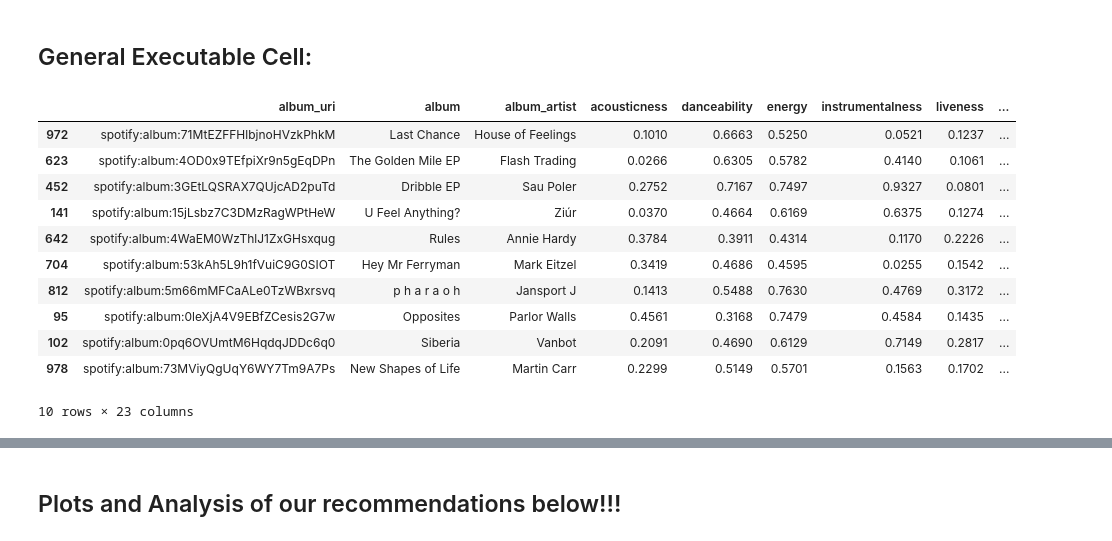
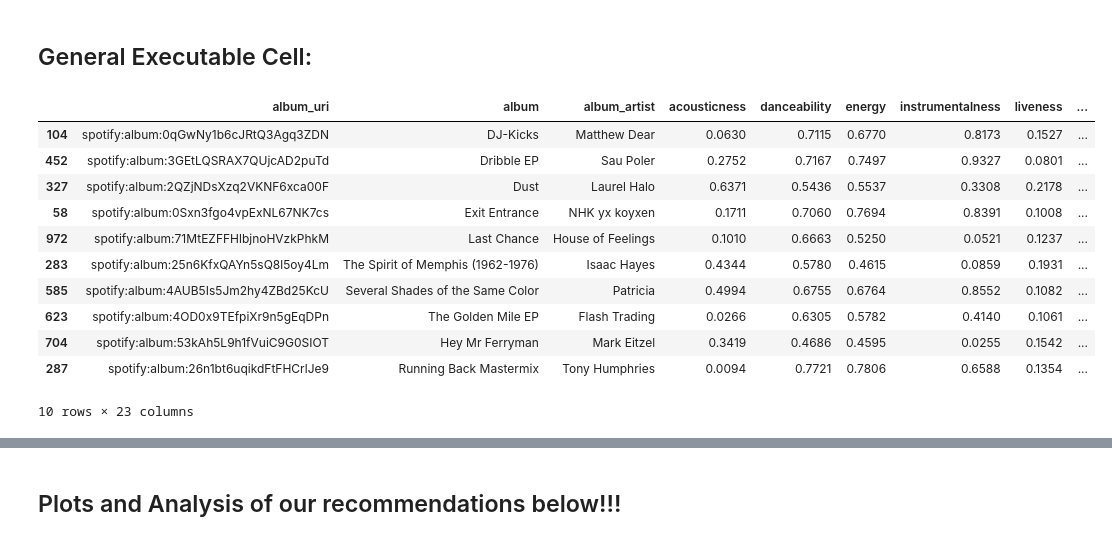
Before and after one commit to Anand-Patel-95/Pitchfork-Music-Recommender-Spotify, a Jupyter notebook: album_recommendations/User_Recommendations_P4K.ipynb, the cells around one changed output, grey strips where cells are left out. Saved outputs shown, nothing was run; the diff lists cells and outputs as text; code cells hidden in the pictures.

Commit message:
added better functions for getting better album recommendations based on all audio features

```diff
--- a/album_recommendations/User_Recommendations_P4K.ipynb
+++ b/album_recommendations/User_Recommendations_P4K.ipynb
@@ -171,7 +183,7 @@ user_high_energy_thres = user_df['energy'].quantile(0.75)
 # %%
 def get_library_vector(user_df, audio_feature: str, threshold: float, is_above: bool, is_weighted: bool):
     """
-    Returns the library vector and weights for the audio features
+    Returns the library vector and weights for the audio features other than the specified one.
     """
     # get the filtered df for the user
     if is_above:
@@ -201,6 +213,36 @@ def get_library_vector(user_df, audio_feature: str, threshold: float, is_above:
         else:
             library_user_dict[audio_feat]['weight'] = 1
     return library_user_dict
+
+
+def get_library_vector_noFilter(user_df, is_weighted: bool):
+    """
+    Returns the library vector and weights for all the audio features, no filtering
+    """
+    unfiltered_user_df = user_df.copy()
+
+    # generate the vector for all the audio_features
+    mean_srs = unfiltered_user_df.mean()
+    mean_srs = mean_srs.drop(labels=['duration_ms', 'is_explicit', 'key', 'mode'])
+    std_srs = unfiltered_user_df.std()
+    std_srs = std_srs.drop(labels=['duration_ms', 'is_explicit', 'key', 'mode'])
+
+    # generate weight series
+    temp = std_srs/mean_srs
+    temp2 = np.abs(np.power(temp, -1))
+    weights_srs = (temp2/temp2.sum())*100
+
+    library_user_dict = {}
+
+    for audio_feat in mean_srs.index:
+        library_user_dict[audio_feat] = {}
+        library_user_dict[audio_feat]['average_value'] = mean_srs[audio_feat]
+
+        if is_weighted:
+            library_user_dict[audio_feat]['weight'] = weights_srs[audio_feat]
+        else:
+            library_user_dict[audio_feat]['weight'] = 1
+    return library_user_dict
 # %% [markdown]
 High Valence Pitchfork Album Recommendations:
 # %%
@@ -302,30 +344,30 @@ user_recs_p4k_low_energy.head(10)
 # %%
 # can stratify on any audio feature. We're focusing on Valence, Energy for paper. But see below for popularity.
 audio_feat_sort = 'popularity'
-audio_feat_threshold = user_df[audio_feat_sort].quantile(0.20) # get bottom 20% popularity
+audio_feat_threshold = user_df[audio_feat_sort].quantile(0.25) # get bottom 20% popularity
 is_above = False # we're looking below the threshold, not above
 
 # we want our library vector to be weighted by the standard deviation. It will treat smaller std deviations as more important audio features when searching
 is_weighted = True
 
 # get our library vector
 user_library_vector_dict = get_library_vector(user_df, audio_feat_sort, audio_feat_threshold, is_above, is_weighted)
 
 # get our recommendations
 user_recs_p4k = P4K_Recommended(audio_feat_sort, audio_feat_threshold, is_above, user_library_vector_dict, sp_p4k_2017_df)
 user_recs_p4k.head(10)
 
 # we will get my low popularity recommendations
 # %% [output]
 |  | album_uri | album | album_artist | acousticness | danceability | energy | instrumentalness | liveness | ... |
+| 104 | spotify:album:0qGwNy1b6cJRtQ3Agq3ZDN | DJ-Kicks | Matthew Dear | 0.0630 | 0.7115 | 0.6770 | 0.8173 | 0.1527 | ... |
+| 452 | spotify:album:3GEtLQSRAX7QUjcAD2puTd | Dribble EP | Sau Poler | 0.2752 | 0.7167 | 0.7497 | 0.9327 | 0.0801 | ... |
+| 327 | spotify:album:2QZjNDsXzq2VKNF6xca00F | Dust | Laurel Halo | 0.6371 | 0.5436 | 0.5537 | 0.3308 | 0.2178 | ... |
+| 58 | spotify:album:0Sxn3fgo4vpExNL67NK7cs | Exit Entrance | NHK yx koyxen | 0.1711 | 0.7060 | 0.7694 | 0.8391 | 0.1008 | ... |
 | 972 | spotify:album:71MtEZFFHlbjnoHVzkPhkM | Last Chance | House of Feelings | 0.1010 | 0.6663 | 0.5250 | 0.0521 | 0.1237 | ... |
+| 283 | spotify:album:25n6KfxQAYn5sQ8l5oy4Lm | The Spirit of Memphis (1962-1976) | Isaac Hayes | 0.4344 | 0.5780 | 0.4615 | 0.0859 | 0.1931 | ... |
+| 585 | spotify:album:4AUB5Is5Jm2hy4ZBd25KcU | Several Shades of the Same Color | Patricia | 0.4994 | 0.6755 | 0.6764 | 0.8552 | 0.1082 | ... |
 | 623 | spotify:album:4OD0x9TEfpiXr9n5gEqDPn | The Golden Mile EP | Flash Trading | 0.0266 | 0.6305 | 0.5782 | 0.4140 | 0.1061 | ... |
-| 452 | spotify:album:3GEtLQSRAX7QUjcAD2puTd | Dribble EP | Sau Poler | 0.2752 | 0.7167 | 0.7497 | 0.9327 | 0.0801 | ... |
-| 141 | spotify:album:15jLsbz7C3DMzRagWPtHeW | U Feel Anything? | Ziúr | 0.0370 | 0.4664 | 0.6169 | 0.6375 | 0.1274 | ... |
-| 642 | spotify:album:4WaEM0WzThlJ1ZxGHsxqug | Rules | Annie Hardy | 0.3784 | 0.3911 | 0.4314 | 0.1170 | 0.2226 | ... |
 | 704 | spotify:album:53kAh5L9h1fVuiC9G0SIOT | Hey Mr Ferryman | Mark Eitzel | 0.3419 | 0.4686 | 0.4595 | 0.0255 | 0.1542 | ... |
-| 812 | spotify:album:5m66mMFCaALe0TzWBxrsvq | p h a r a o h | Jansport J | 0.1413 | 0.5488 | 0.7630 | 0.4769 | 0.3172 | ... |
-| 95 | spotify:album:0leXjA4V9EBfZCesis2G7w | Opposites | Parlor Walls | 0.4561 | 0.3168 | 0.7479 | 0.4584 | 0.1435 | ... |
-| 102 | spotify:album:0pq6OVUmtM6HqdqJDDc6q0 | Siberia | Vanbot | 0.2091 | 0.4690 | 0.6129 | 0.7149 | 0.2817 | ... |
-| 978 | spotify:album:73MViyQgUqY6WY7Tm9A7Ps | New Shapes of Life | Martin Carr | 0.2299 | 0.5149 | 0.5701 | 0.1563 | 0.1702 | ... |
+| 287 | spotify:album:26n1bt6uqikdFtFHCrlJe9 | Running Back Mastermix | Tony Humphries | 0.0094 | 0.7721 | 0.7806 | 0.6588 | 0.1354 | ... |
 10 rows × 23 columns
```
Also changed, not shown: parts of 6 cells of this notebook.
